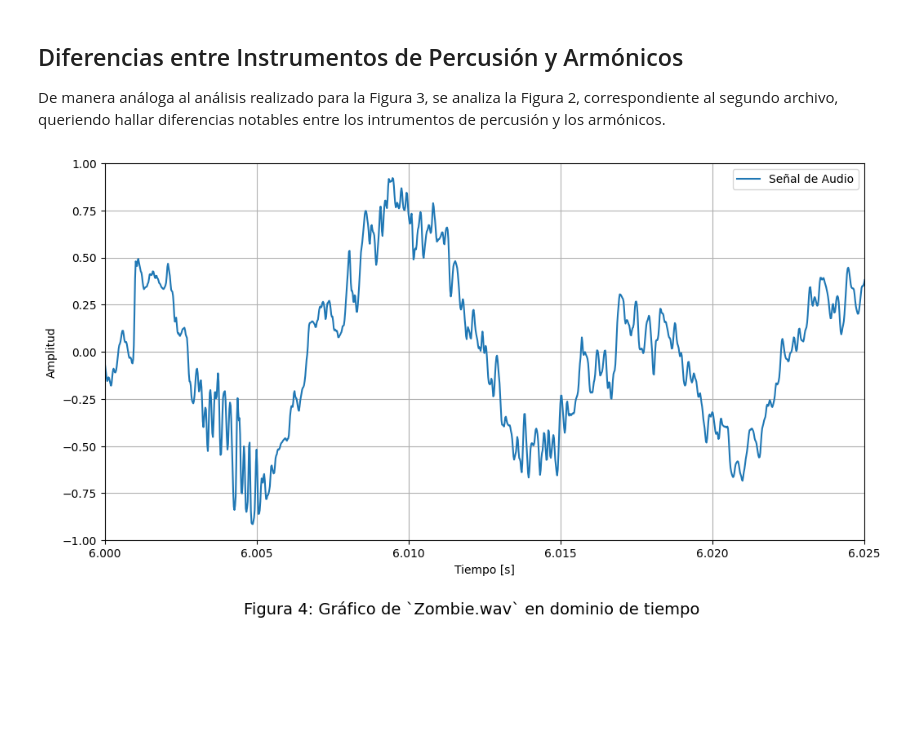
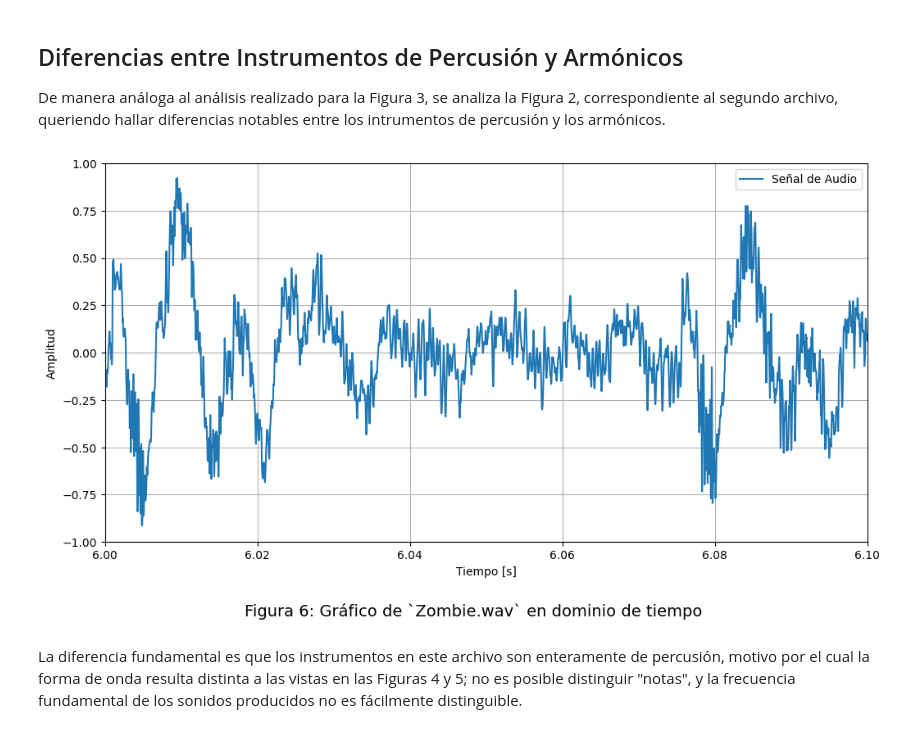
Before and after one commit to mjkloeckner/TB065, a Jupyter notebook: primera_parte/tpe_primera_parte.ipynb, the cells around one changed output. Saved outputs shown, nothing was run; the diff lists cells and outputs as text; code cells hidden in the pictures; blank space fills up the shorter version.

Commit message:
Added figures for piano and trumpet notes, added some explanations.

```diff
--- a/primera_parte/tpe_primera_parte.ipynb
+++ b/primera_parte/tpe_primera_parte.ipynb
@@ -142,27 +154,29 @@ al segundo archivo, queriendo hallar diferencias notables entre los intrumentos
 percusión y los armónicos.
 # %%
 t = 6.0
-dt = 0.025
+dt = 0.1
 amplitude = 1
 
 figure_title = 'Gráfico de `' + str(file2_name) + '` en dominio de tiempo'
 
 figure = plt.figure(num=figure_title, figsize=(12, 6))
-figure_caption = 'Figura 4: ' + figure_title
+figure_caption = 'Figura 6: ' + figure_title
 
 figure.text(.5, -0.04, figure_caption, ha='center', fontsize=14)
 
 data = file2_data / np.max(file2_data)
 
 plt.figure(num=figure_title, figsize=(12, 6))
 plt.plot(file2_time, data, label='Señal de Audio')
 # plt.title(figure_title)
 plt.xlabel('Tiempo [s]')
 plt.ylabel('Amplitud')
 plt.grid(True)
 # plt.axis([x_min, x_max, y_min, y_max])
 plt.axis([t, t+dt, -amplitude, amplitude])
 plt.legend()
 plt.show()
 # %% [output]
-[figure, old version]
+[figure, new version]
+# %% [markdown]
+La diferencia fundamental es que los instrumentos en este archivo son enteramente de percusión, motivo por el cual la forma de onda resulta distinta a las vistas en las Figuras 4 y 5; no es posible distinguir "notas", y la frecuencia fundamental de los sonidos producidos no es fácilmente distinguible.
```
Also changed, not shown: parts of 5 cells of this notebook.
